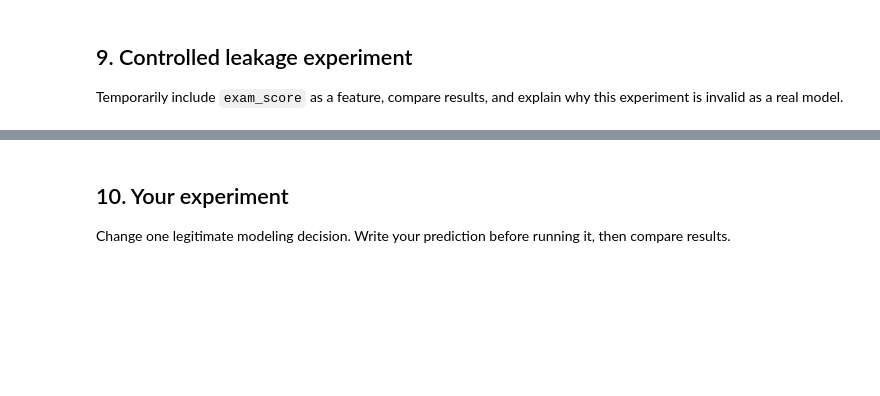
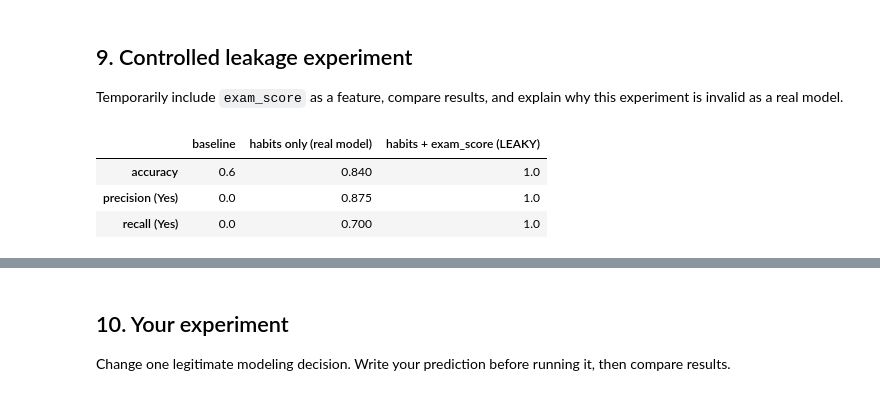
Before and after one commit to JGrade2005/CSE4095_2026, a Jupyter notebook: in_class_assignments/class8/CSE4095_Class8_Classification.ipynb, the cells around one changed output, grey strips where cells are left out. Saved outputs shown, nothing was run; the diff lists cells and outputs as text; code cells hidden in the pictures; blank space fills up the shorter version.

```diff
--- a/in_class_assignments/class8/CSE4095_Class8_Classification.ipynb
+++ b/in_class_assignments/class8/CSE4095_Class8_Classification.ipynb
@@ -274,0 +386,33 @@ Temporarily include `exam_score` as a feature, compare results, and explain why
+# %%
+def fit_and_score(numeric_columns):
+    """Fit the same pipeline design on a different numeric column list.
+
+    Uses the exact same train/test rows as the main model, so the only
+    thing that changes between runs is which columns the model can see.
+    """
+    experiment_preprocessor = ColumnTransformer(transformers=[
+        ("numeric", numeric_pipeline, numeric_columns),
+        ("categorical", categorical_pipeline, CATEGORICAL_FEATURES),
+    ])
+    experiment_model = Pipeline(steps=[
+        ("preprocess", experiment_preprocessor),
+        ("classifier", LogisticRegression(max_iter=1000, random_state=RANDOM_STATE)),
+    ])
+    columns = numeric_columns + CATEGORICAL_FEATURES
+    experiment_model.fit(df.loc[X_train.index, columns], y_train)
+    experiment_pred = experiment_model.predict(df.loc[X_test.index, columns])
+    return experiment_model, summarize(y_test, experiment_pred)
+
+
+leaky_model, leaky_scores = fit_and_score(NUMERIC_FEATURES + ["exam_score"])
+
+pd.DataFrame({
+    "baseline": summarize(y_test, baseline_pred),
+    "habits only (real model)": summarize(y_test, y_pred),
+    "habits + exam_score (LEAKY)": leaky_scores,
+}).round(3)
+# %% [output]
+|  | baseline | habits only (real model) | habits + exam_score (LEAKY) |
+| accuracy | 0.6 | 0.840 | 1.0 |
+| precision (Yes) | 0.0 | 0.875 | 1.0 |
+| recall (Yes) | 0.0 | 0.700 | 1.0 |
```
Also changed, not shown: parts of 12 cells of this notebook, 2 other files.
